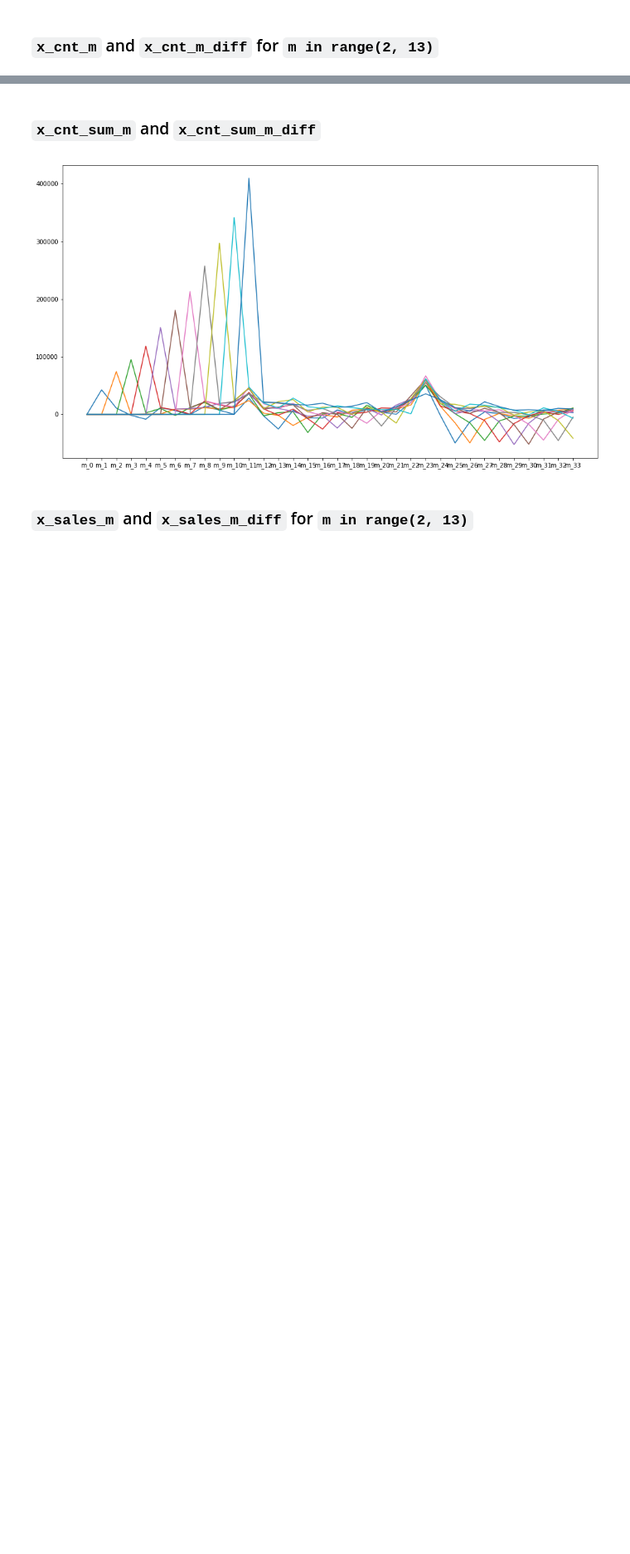
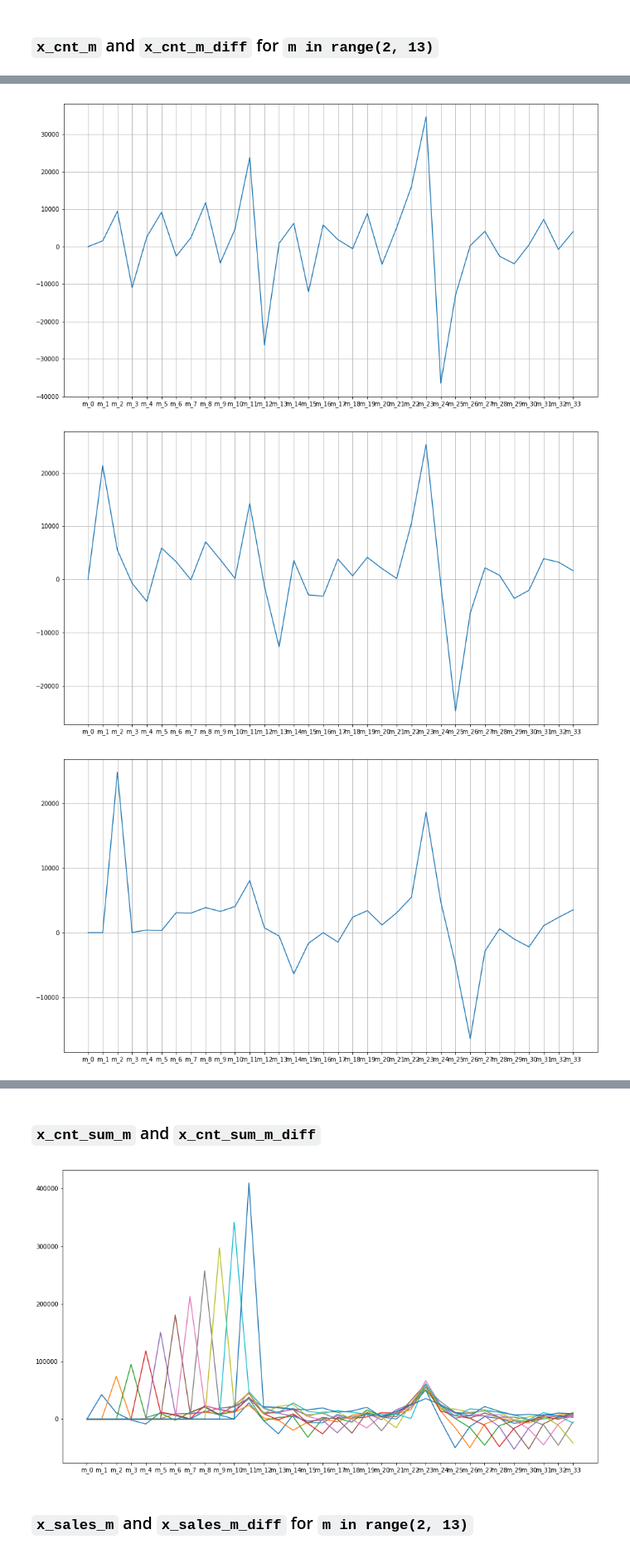
Before and after one commit to LiYan1988/predict_future_sales, a Jupyter notebook: eda_8.ipynb, the cells around one changed output, grey strips where cells are left out. Shown at 83% size. Cells and saved outputs as stored; diff of their text form; code cells hidden in the pictures; blank space fills up the shorter version.

```diff
--- a/eda_8.ipynb
+++ b/eda_8.ipynb
@@ -163,0 +165,9 @@ for m in range(2, 13):
+# %%
+for m in range(1, 13):
+    plt.figure(figsize=(16, 9))
+    plt.plot(x_cnt_m_diff[m].sum(axis=0))
+    plt.grid()
+# %% [output]
+[figure, added]
+[figure, added]
+[figure, added]
```
Also changed, not shown: parts of 15 cells of this notebook, 4 other files.
